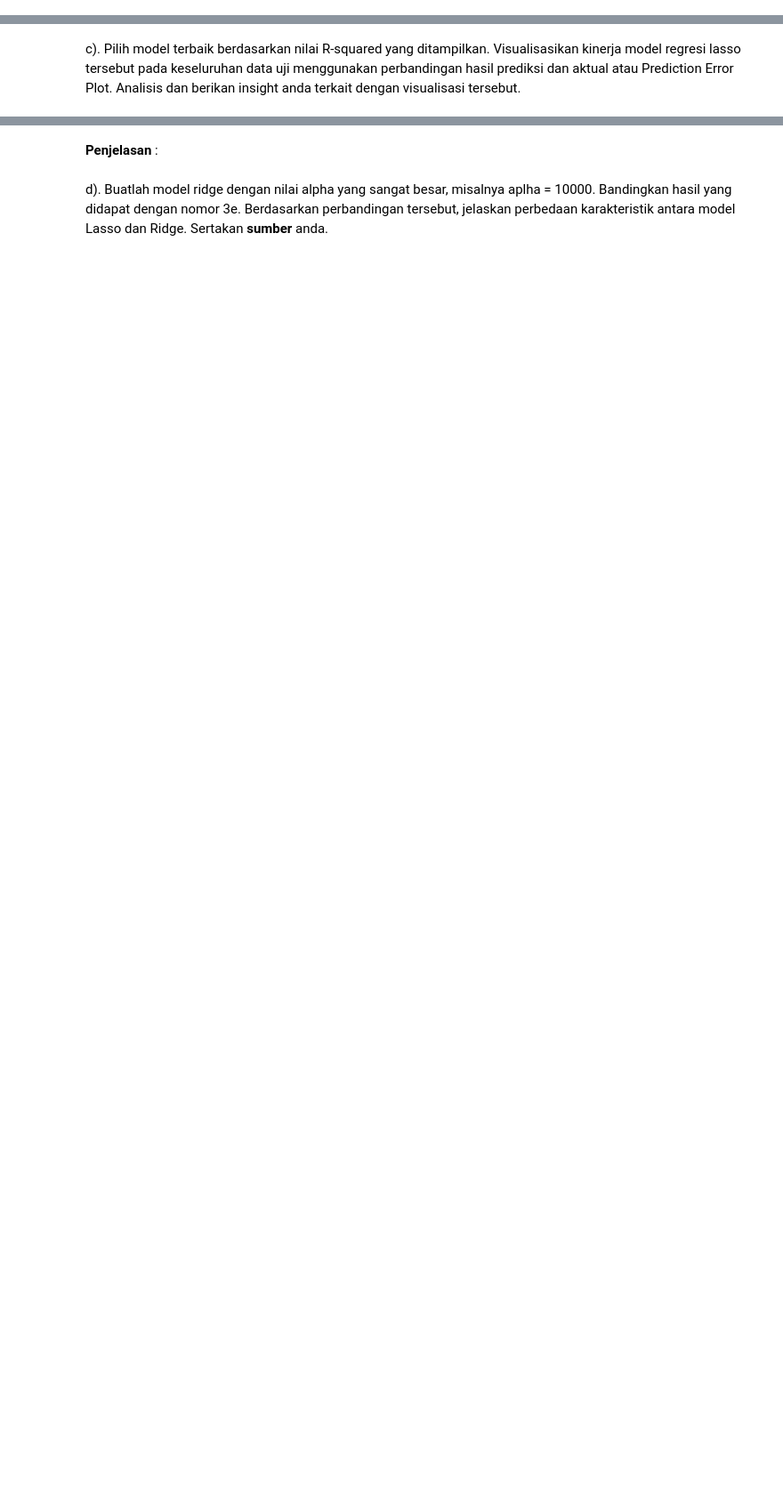
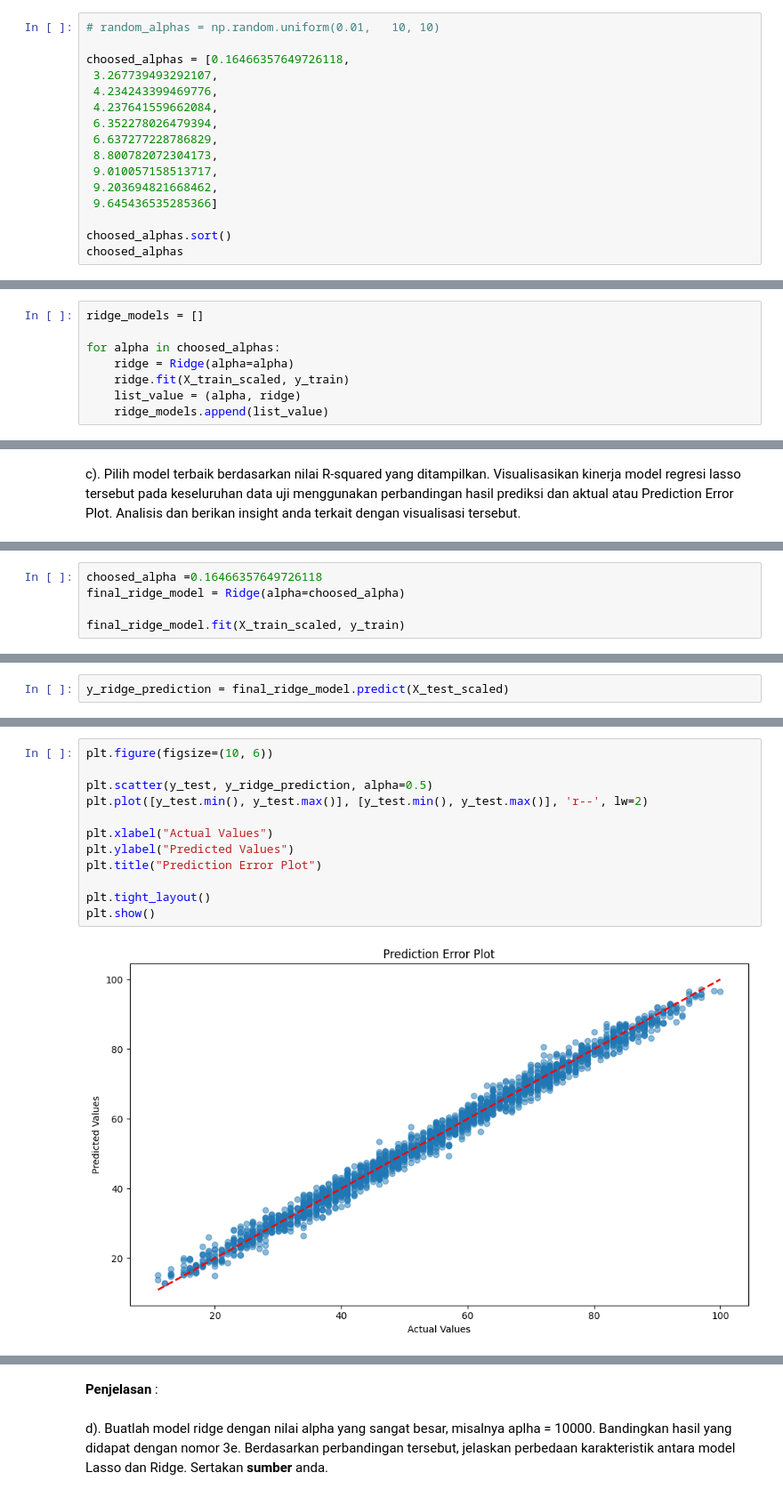
Before and after one commit to mhmdhaekal/lab-6-kasdad, a Jupyter notebook: C_Lab6_2206817490_MuhammadHaekalKalipaksi.ipynb, the cells around one changed output, grey strips where cells are left out. Shown at 89% size. Saved outputs shown, nothing was run; the diff lists cells and outputs as text; blank space fills up the shorter version.

```diff
--- a/C_Lab6_2206817490_MuhammadHaekalKalipaksi.ipynb
+++ b/C_Lab6_2206817490_MuhammadHaekalKalipaksi.ipynb
@@ -764,3 +897,19 @@ e). Buatlah satu model lasso lagi dengan nilai alpha = 15. Lalu tampilkan koefis
 Ikuti langkah-langkah di bawah ini. **Gunakan training dan testing set yang sama dengan Linear Regression**.
 # %% [markdown]
 a). Buatlah sebuah list alpha yang berisi minimal 5 bual alpha. Kemudian buatlah (*fit*) model *ridge regression* berdasarkan dataset sebelumnya dan alpha yang telah dipilih.
+# %%
+# random_alphas = np.random.uniform(0.01,   10, 10)
+
+choosed_alphas = [0.16466357649726118,
+ 3.267739493292107,
+ 4.234243399469776,
+ 4.237641559662084,
+ 6.352278026479394,
+ 6.637277228786829,
+ 8.800782072304173,
+ 9.010057158513717,
+ 9.203694821668462,
+ 9.645436535285366]
+
+choosed_alphas.sort()
+choosed_alphas
@@ -767,2 +927,10 @@ a). Buatlah sebuah list alpha yang berisi minimal 5 bual alpha. Kemudian buatlah
 # %% [markdown]
 b). Tampilkan nilai MAE, MSE, RMSE, dan R-squared untuk masing-masing model *ridge regression* pada *testing dataset*.
+# %%
+ridge_models = []
+
+for alpha in choosed_alphas:
+    ridge = Ridge(alpha=alpha)
+    ridge.fit(X_train_scaled, y_train)
+    list_value = (alpha, ridge)
+    ridge_models.append(list_value)
@@ -770,0 +966,5 @@ c). Pilih model terbaik berdasarkan nilai R-squared yang ditampilkan. Visualisas
+# %%
+choosed_alpha =0.16466357649726118
+final_ridge_model = Ridge(alpha=choosed_alpha)
+
+final_ridge_model.fit(X_train_scaled, y_train)
@@ -770,0 +973,2 @@ c). Pilih model terbaik berdasarkan nilai R-squared yang ditampilkan. Visualisas
+# %%
+y_ridge_prediction = final_ridge_model.predict(X_test_scaled)
@@ -770,0 +983,14 @@ c). Pilih model terbaik berdasarkan nilai R-squared yang ditampilkan. Visualisas
+# %%
+plt.figure(figsize=(10, 6))
+
+plt.scatter(y_test, y_ridge_prediction, alpha=0.5)
+plt.plot([y_test.min(), y_test.max()], [y_test.min(), y_test.max()], 'r--', lw=2)
+
+plt.xlabel("Actual Values")
+plt.ylabel("Predicted Values")
+plt.title("Prediction Error Plot")
+
+plt.tight_layout()
+plt.show()
+# %% [output]
+[figure, added]
```
Also changed, not shown: parts of 27 cells of this notebook.
